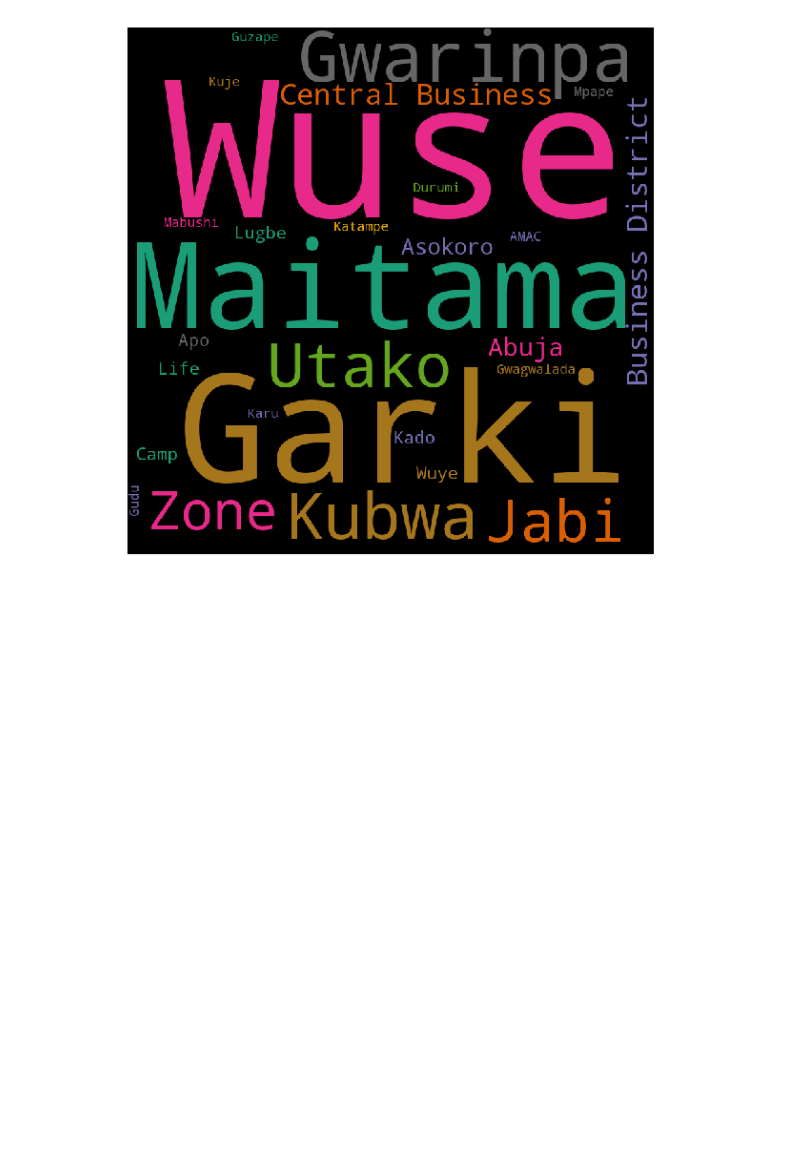
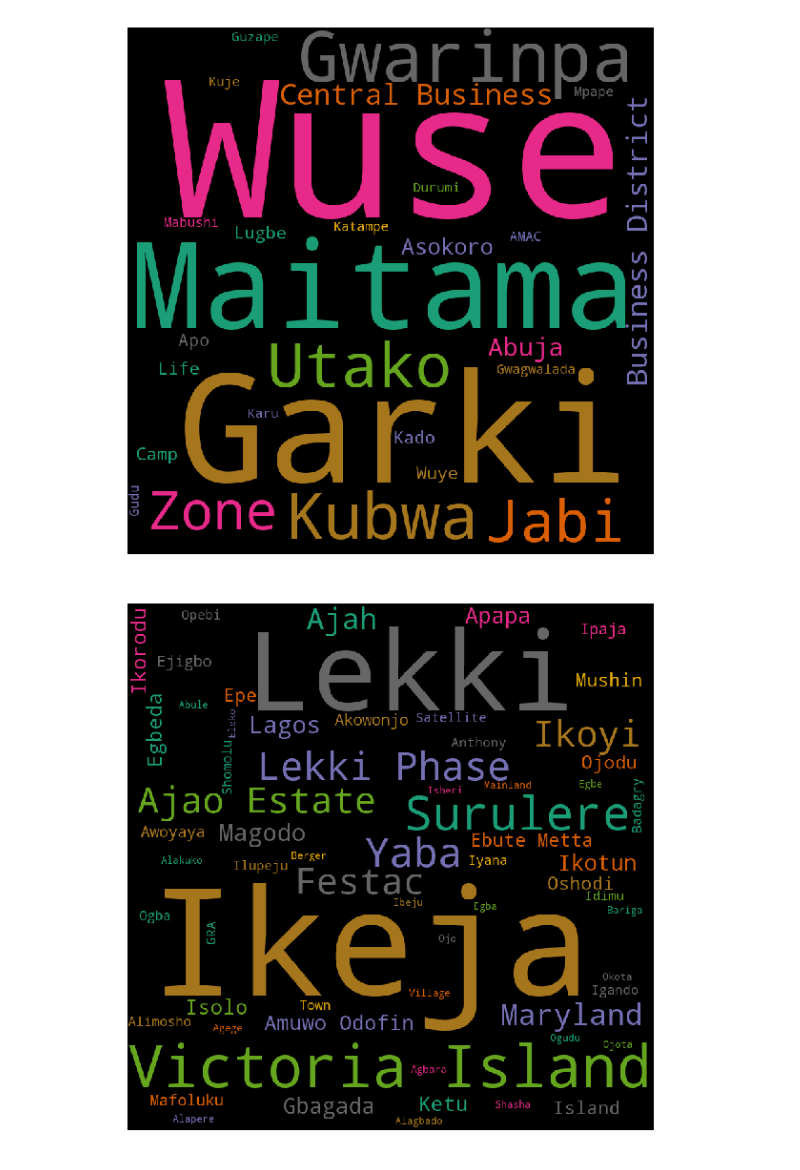
Before and after one commit to TGA-Sept-Cohort-Group-A/Reviews-Project, a Jupyter notebook: Abuja Hotels' Cleaning.ipynb, the cells around one changed output. Drawn from its saved outputs; the diff is of its cells as text; code cells hidden in the pictures; blank space fills up the shorter version.

Commit message:
Wordcloud for the cities in Lagos
I created a wordcloud for the cities in Lagos showing the frequency.

```diff
--- a/Abuja Hotels' Cleaning.ipynb
+++ b/Abuja Hotels' Cleaning.ipynb
@@ -348,3 +348,21 @@ plt.tight_layout(pad = 0)
 plt.show()
 # %% [output]
 [figure]
+# %%
+#aggregating Abuja from the combined_csv for the hotel cities in Lagos
+Hotel_Cities_Lagos = combined_csv.loc[combined_csv["State"] == "Lagos"]
+# %%
+#wordcloud for the cities in Lagos showing the frequency
+wordcloud = WordCloud(width = 800, height = 800,
+                colormap="Dark2",
+                min_font_size = 10).generate(' '.join(Hotel_Cities_Lagos['City']))
+
+# plot the WordCloud image
+plt.figure(figsize = (8, 8), facecolor = None)
+plt.imshow(wordcloud)
+plt.axis("off")
+plt.tight_layout(pad = 0)
+
+plt.show()
+# %% [output]
+[figure, added]
```
